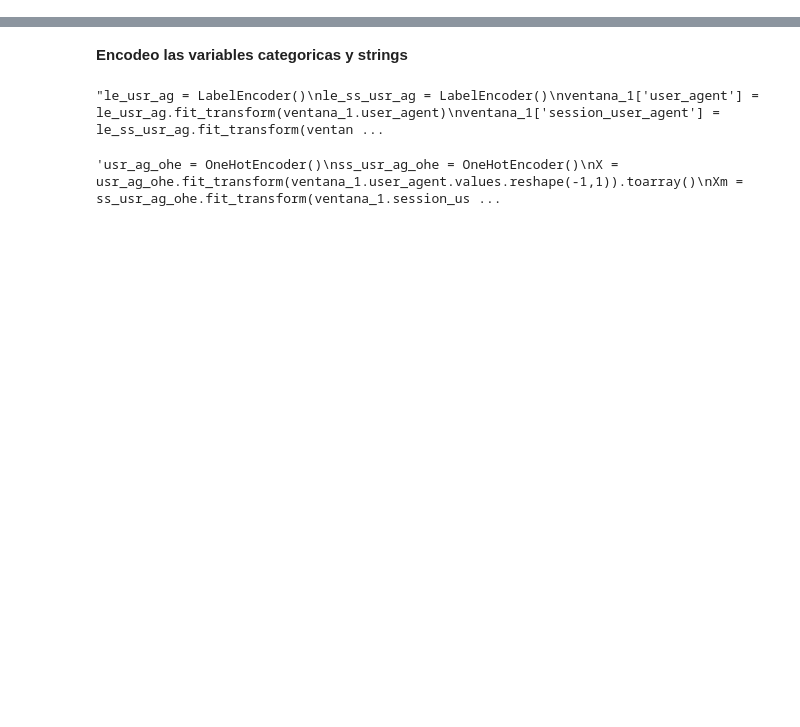
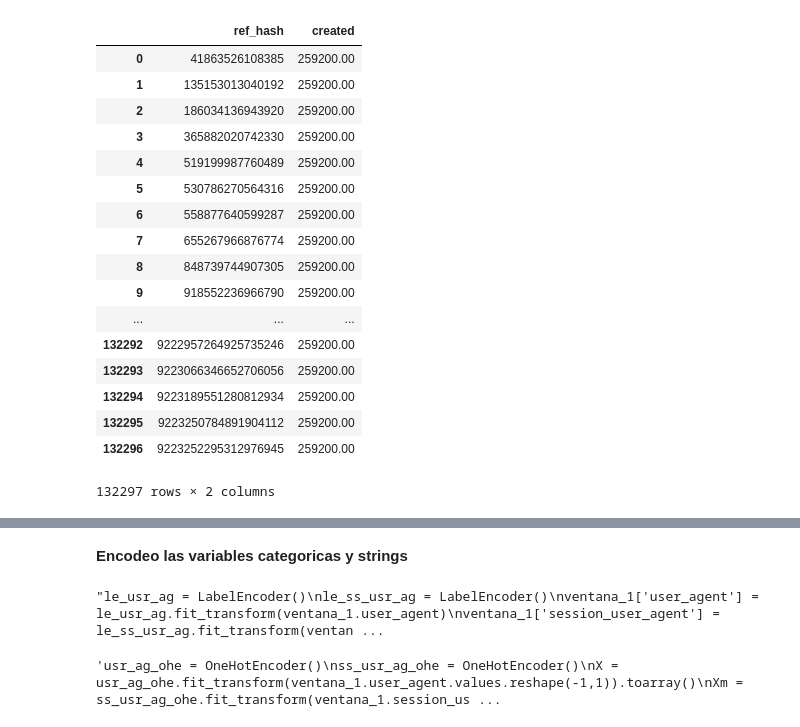
Before and after one commit to EugeniaFranchi/TP-Datos-2019, a Jupyter notebook: TP2/Prueba-Sliding-Windows.ipynb, the cells around one changed output, grey strips where cells are left out. Cells and saved outputs as stored; diff of their text form; code cells hidden in the pictures; blank space fills up the shorter version.

```diff
--- a/TP2/Prueba-Sliding-Windows.ipynb
+++ b/TP2/Prueba-Sliding-Windows.ipynb
@@ -18,3 +21,27 @@ train_ventana_2['created'] = train_ventana_2['created'] - pd.Timestamp('2019-04-
 train_ventana_2['created'] = train_ventana_2['created'].transform(lambda x: x.total_seconds())
 # %%
 train_ventana_2 = train_ventana_2.merge(ventana_1["ref_hash"].drop_duplicates(), how="right")
+# %%
+train_ventana_2 = train_ventana_2.sort_values(["ref_hash"]).reset_index(drop=True)
+# %%
+train_ventana_2["created"].fillna(60*60*24*3, inplace=True)
+train_ventana_2
+# %% [output]
+|  | ref_hash | created |
+| 0 | 41863526108385 | 259200.00 |
+| 1 | 135153013040192 | 259200.00 |
+| 2 | 186034136943920 | 259200.00 |
+| 3 | 365882020742330 | 259200.00 |
+| 4 | 519199987760489 | 259200.00 |
+| 5 | 530786270564316 | 259200.00 |
+| 6 | 558877640599287 | 259200.00 |
+| 7 | 655267966876774 | 259200.00 |
+| 8 | 848739744907305 | 259200.00 |
+| 9 | 918552236966790 | 259200.00 |
+| ... | ... | ... |
+| 132292 | 9222957264925735246 | 259200.00 |
+| 132293 | 9223066346652706056 | 259200.00 |
+| 132294 | 9223189551280812934 | 259200.00 |
+| 132295 | 9223250784891904112 | 259200.00 |
+| 132296 | 9223252295312976945 | 259200.00 |
+132297 rows × 2 columns
```
Also changed, not shown: parts of 29 cells of this notebook.
